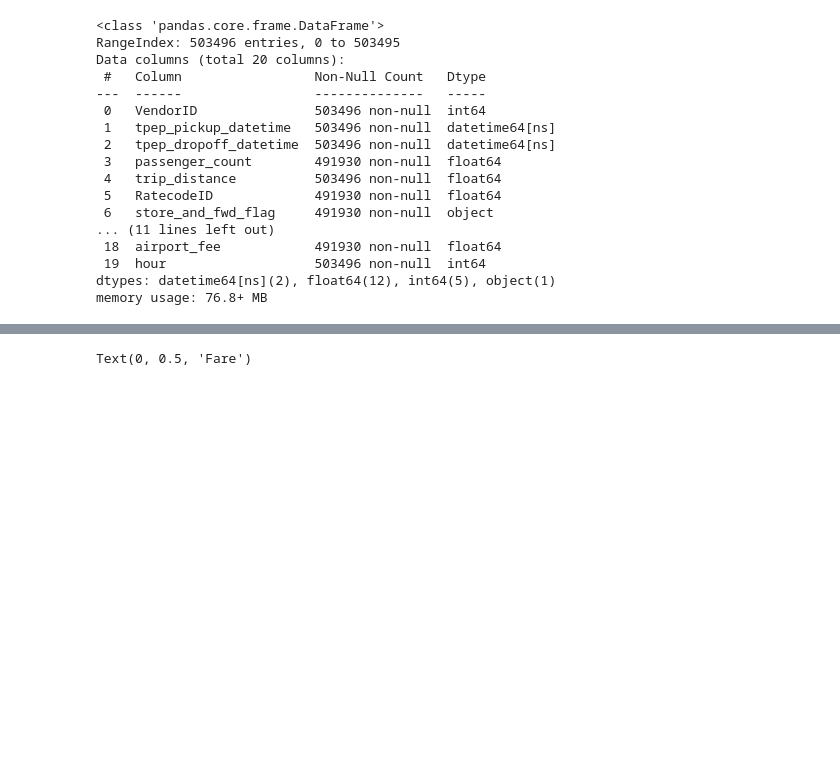
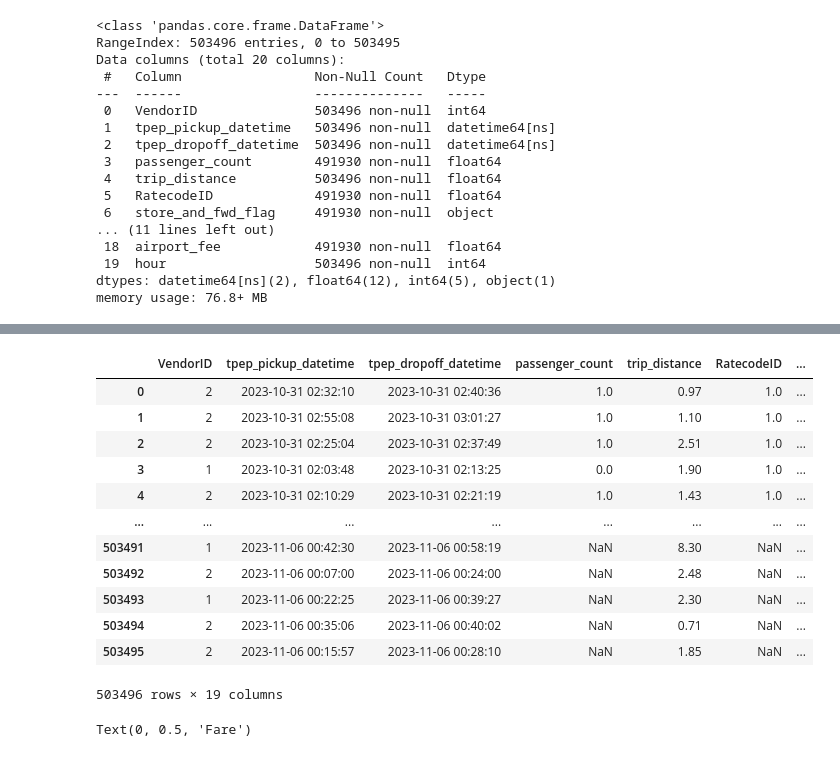
Before and after one commit to MarkAWard/full-stack-ml-metaflow-corise-week-3, a Jupyter notebook: project/submission.ipynb, the cells around one changed output, grey strips where cells are left out. Cells and saved outputs as stored; diff of their text form; code cells hidden in the pictures; blank space fills up the shorter version.

```diff
--- a/project/submission.ipynb
+++ b/project/submission.ipynb
@@ -125,3 +150,19 @@ dff.describe()
+# %%
+dff.drop(columns="total_amount")
+# %% [output]
+|  | VendorID | tpep_pickup_datetime | tpep_dropoff_datetime | passenger_count | trip_distance | RatecodeID | ... |
+| 0 | 2 | 2023-10-31 02:32:10 | 2023-10-31 02:40:36 | 1.0 | 0.97 | 1.0 | ... |
+| 1 | 2 | 2023-10-31 02:55:08 | 2023-10-31 03:01:27 | 1.0 | 1.10 | 1.0 | ... |
+| 2 | 2 | 2023-10-31 02:25:04 | 2023-10-31 02:37:49 | 1.0 | 2.51 | 1.0 | ... |
+| 3 | 1 | 2023-10-31 02:03:48 | 2023-10-31 02:13:25 | 0.0 | 1.90 | 1.0 | ... |
+| 4 | 2 | 2023-10-31 02:10:29 | 2023-10-31 02:21:19 | 1.0 | 1.43 | 1.0 | ... |
+| ... | ... | ... | ... | ... | ... | ... | ... |
+| 503491 | 1 | 2023-11-06 00:42:30 | 2023-11-06 00:58:19 | NaN | 8.30 | NaN | ... |
+| 503492 | 2 | 2023-11-06 00:07:00 | 2023-11-06 00:24:00 | NaN | 2.48 | NaN | ... |
+| 503493 | 1 | 2023-11-06 00:22:25 | 2023-11-06 00:39:27 | NaN | 2.30 | NaN | ... |
+| 503494 | 2 | 2023-11-06 00:35:06 | 2023-11-06 00:40:02 | NaN | 0.71 | NaN | ... |
+| 503495 | 2 | 2023-11-06 00:15:57 | 2023-11-06 00:28:10 | NaN | 1.85 | NaN | ... |
+503496 rows × 19 columns
 # %%
 fig, ax = plt.subplots(1, 1, figsize=(6, 6))
 ax.scatter(dff.trip_distance, dff.fare_amount, color=GREEN, alpha=0.3)
```
Also changed, not shown: parts of 2 cells of this notebook, 1 other file.
